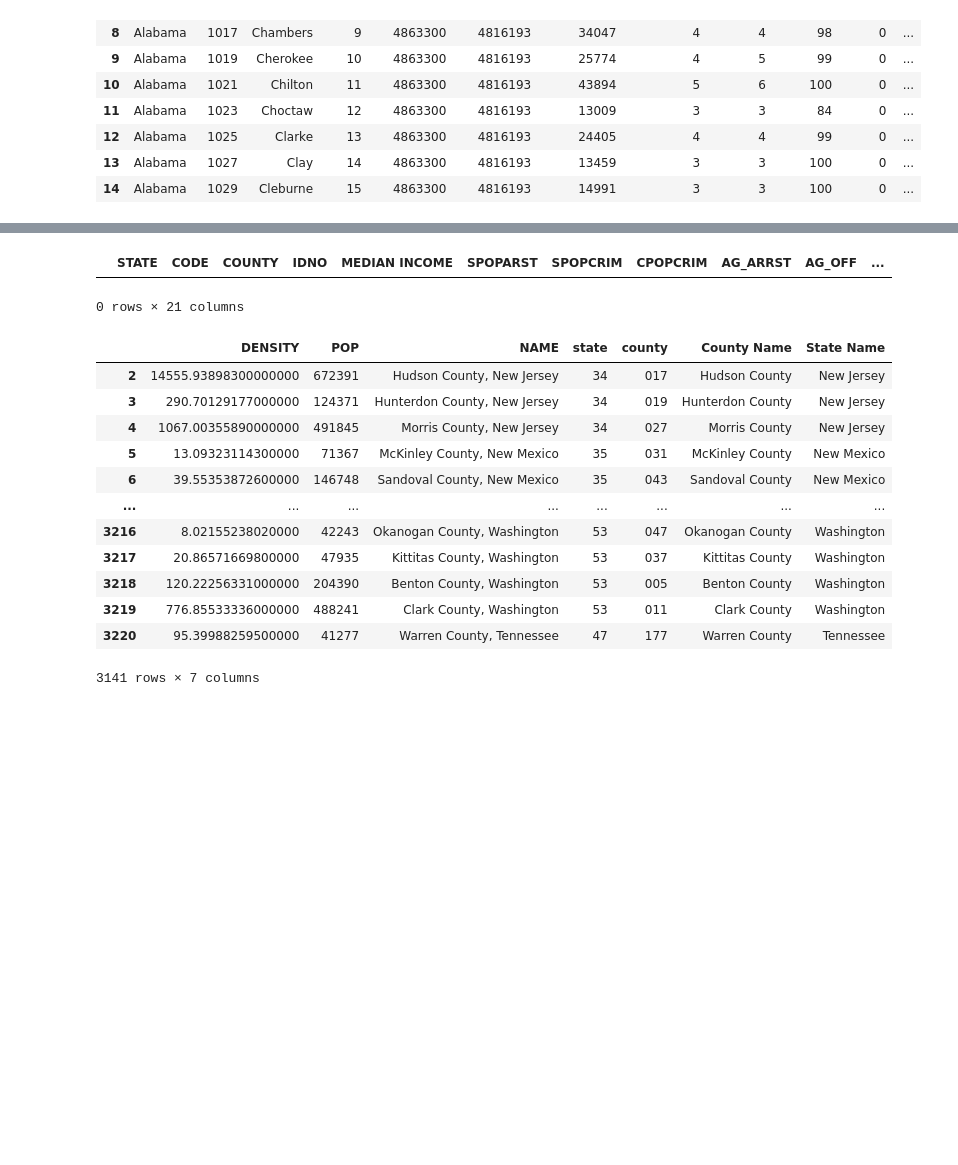
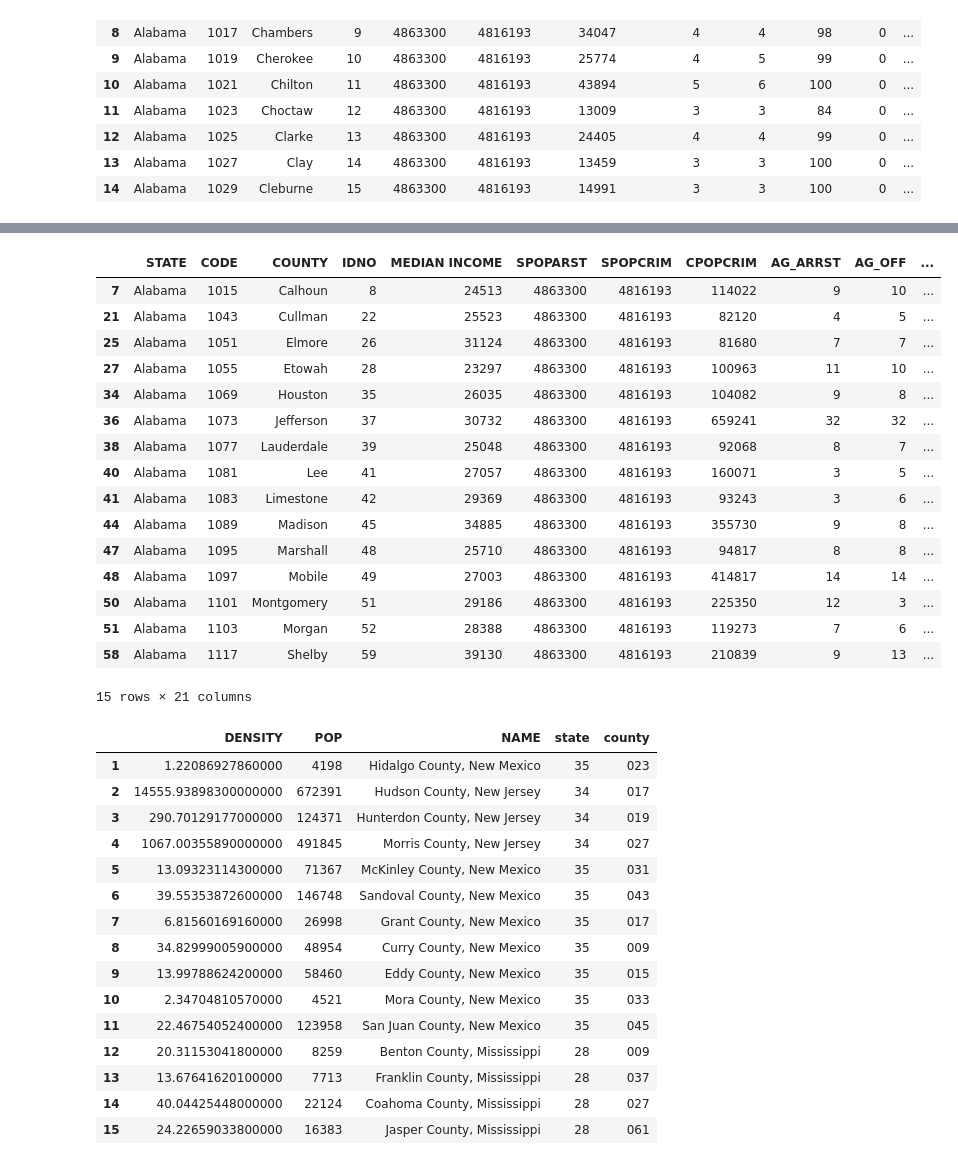
Before and after one commit to melindaeudy/Project_1, a Jupyter notebook: Project_1.ipynb, the cells around one changed output, grey strips where cells are left out. Cells and saved outputs as stored; diff of their text form; code cells hidden in the pictures; blank space fills up the shorter version.

```diff
--- a/Project_1.ipynb
+++ b/Project_1.ipynb
@@ -104,7 +122,8 @@ UCR_Codes_df.head()
 # %%
 # Merge Codebook_County_Codes.csv into UCR_Crime_Rates_by_County.csv
-merged_UCR_Crime_df = pd.merge(UCR_Codes_df, UCR_Crime_df,on="CODE", how="right")
+merged_UCR_Crime_df = pd.merge(UCR_Codes_df, UCR_Crime_df,on="CODE")
 merged_UCR_Crime_df.head(15)
+#merged_UCR_Crime_df.dtypes
 # %% [output]
 |  | STATE | CODE | COUNTY | IDNO | SPOPARST | SPOPCRIM | CPOPCRIM | AG_ARRST | AG_OFF | COVIND | SVIOL | ... |
 | 0 | Alabama | 1001 | Autauga | 1 | 4863300 | 4816193 | 54499 | 3 | 3 | 100 | 0 | ... |
@@ -199,18 +209,33 @@ income_df.head(15)
 # %%
 # Merge Census Median Income into UCR_Crime_Rates_by_County.csv
 # Move Median Income to front of chart
-merged2_UCR_Crime_df = pd.merge(merged_UCR_Crime_df, income_df, on=["STATE", "COUNTY"])
-collist = merged2_UCR_Crime_df.columns.tolist()
+Crime_df = pd.merge(merged_UCR_Crime_df, income_df, on=["STATE", "COUNTY"], how="left" )
+collist = Crime_df.columns.tolist()
 collist.insert(4, collist.pop(collist.index("MEDIAN INCOME")))
-merged2_UCR_Crime_df = merged2_UCR_Crime_df.reindex(columns = collist)
+Crime_df = Crime_df.reindex(columns = collist)
 
 # delete and null info and reset the index
-#merged2_UCR_Crime_df = merged2_UCR_Crime_df.dropna(how='any')
-#merged2_UCR_Crime_df.reset_index()
-merged2_UCR_Crime_df.head(15)
+Crime_df = Crime_df.dropna(how='any')
+Crime_df.reset_index
+Crime_df.head(15)
 # %% [output]
 |  | STATE | CODE | COUNTY | IDNO | MEDIAN INCOME | SPOPARST | SPOPCRIM | CPOPCRIM | AG_ARRST | AG_OFF | ... |
+| 7 | Alabama | 1015 | Calhoun | 8 | 24513 | 4863300 | 4816193 | 114022 | 9 | 10 | ... |
+| 21 | Alabama | 1043 | Cullman | 22 | 25523 | 4863300 | 4816193 | 82120 | 4 | 5 | ... |
+| 25 | Alabama | 1051 | Elmore | 26 | 31124 | 4863300 | 4816193 | 81680 | 7 | 7 | ... |
+| 27 | Alabama | 1055 | Etowah | 28 | 23297 | 4863300 | 4816193 | 100963 | 11 | 10 | ... |
+| 34 | Alabama | 1069 | Houston | 35 | 26035 | 4863300 | 4816193 | 104082 | 9 | 8 | ... |
+| 36 | Alabama | 1073 | Jefferson | 37 | 30732 | 4863300 | 4816193 | 659241 | 32 | 32 | ... |
+| 38 | Alabama | 1077 | Lauderdale | 39 | 25048 | 4863300 | 4816193 | 92068 | 8 | 7 | ... |
+| 40 | Alabama | 1081 | Lee | 41 | 27057 | 4863300 | 4816193 | 160071 | 3 | 5 | ... |
+| 41 | Alabama | 1083 | Limestone | 42 | 29369 | 4863300 | 4816193 | 93243 | 3 | 6 | ... |
+| 44 | Alabama | 1089 | Madison | 45 | 34885 | 4863300 | 4816193 | 355730 | 9 | 8 | ... |
+| 47 | Alabama | 1095 | Marshall | 48 | 25710 | 4863300 | 4816193 | 94817 | 8 | 8 | ... |
+| 48 | Alabama | 1097 | Mobile | 49 | 27003 | 4863300 | 4816193 | 414817 | 14 | 14 | ... |
+| 50 | Alabama | 1101 | Montgomery | 51 | 29186 | 4863300 | 4816193 | 225350 | 12 | 3 | ... |
+| 51 | Alabama | 1103 | Morgan | 52 | 28388 | 4863300 | 4816193 | 119273 | 7 | 6 | ... |
+| 58 | Alabama | 1117 | Shelby | 59 | 39130 | 4863300 | 4816193 | 210839 | 9 | 13 | ... |
-0 rows × 21 columns
+15 rows × 21 columns
 # %%
 # Bring in data from the US census per county
 #------population density per county
@@ -220,26 +245,29 @@ response = requests.get(f'https://api.census.gov/data/2019/pep/population?get=DE
 # locate the first row and make it the column name and then drop row 0
 county_dens_df = pd.DataFrame(response)
 county_dens_df.columns = county_dens_df.iloc[0]
-county_dens_df = county_dens.drop([1])
+county_dens_df = county_dens_df.drop([0])
 
 # delete and null info and reset the index
 county_dens_df = county_dens_df.dropna(how='any')
 county_dens_df.reset_index()
-county_dens_df
+county_dens_df.head(15)
 # %% [output]
-|  | DENSITY | POP | NAME | state | county | County Name | State Name |
-| 2 | 14555.93898300000000 | 672391 | Hudson County, New Jersey | 34 | 017 | Hudson County | New Jersey |
-| 3 | 290.70129177000000 | 124371 | Hunterdon County, New Jersey | 34 | 019 | Hunterdon County | New Jersey |
-| 4 | 1067.00355890000000 | 491845 | Morris County, New Jersey | 34 | 027 | Morris County | New Jersey |
-| 5 | 13.09323114300000 | 71367 | McKinley County, New Mexico | 35 | 031 | McKinley County | New Mexico |
-| 6 | 39.55353872600000 | 146748 | Sandoval County, New Mexico | 35 | 043 | Sandoval County | New Mexico |
-| ... | ... | ... | ... | ... | ... | ... | ... |
-| 3216 | 8.02155238020000 | 42243 | Okanogan County, Washington | 53 | 047 | Okanogan County | Washington |
-| 3217 | 20.86571669800000 | 47935 | Kittitas County, Washington | 53 | 037 | Kittitas County | Washington |
-| 3218 | 120.22256331000000 | 204390 | Benton County, Washington | 53 | 005 | Benton County | Washington |
-| 3219 | 776.85533336000000 | 488241 | Clark County, Washington | 53 | 011 | Clark County | Washington |
-| 3220 | 95.39988259500000 | 41277 | Warren County, Tennessee | 47 | 177 | Warren County | Tennessee |
+|  | DENSITY | POP | NAME | state | county |
+| 1 | 1.22086927860000 | 4198 | Hidalgo County, New Mexico | 35 | 023 |
+| 2 | 14555.93898300000000 | 672391 | Hudson County, New Jersey | 34 | 017 |
+| 3 | 290.70129177000000 | 124371 | Hunterdon County, New Jersey | 34 | 019 |
+| 4 | 1067.00355890000000 | 491845 | Morris County, New Jersey | 34 | 027 |
+| 5 | 13.09323114300000 | 71367 | McKinley County, New Mexico | 35 | 031 |
+| 6 | 39.55353872600000 | 146748 | Sandoval County, New Mexico | 35 | 043 |
+| 7 | 6.81560169160000 | 26998 | Grant County, New Mexico | 35 | 017 |
+| 8 | 34.82999005900000 | 48954 | Curry County, New Mexico | 35 | 009 |
+| 9 | 13.99788624200000 | 58460 | Eddy County, New Mexico | 35 | 015 |
+| 10 | 2.34704810570000 | 4521 | Mora County, New Mexico | 35 | 033 |
+| 11 | 22.46754052400000 | 123958 | San Juan County, New Mexico | 35 | 045 |
+| 12 | 20.31153041800000 | 8259 | Benton County, Mississippi | 28 | 009 |
+| 13 | 13.67641620100000 | 7713 | Franklin County, Mississippi | 28 | 037 |
+| 14 | 40.04425448000000 | 22124 | Coahoma County, Mississippi | 28 | 027 |
+| 15 | 24.22659033800000 | 16383 | Jasper County, Mississippi | 28 | 061 |
-3141 rows × 7 columns
 # %%
 # create new columns for County and State
 # ----Remove Columns: NAME, state, county
```
Also changed, not shown: parts of 7 cells of this notebook.
